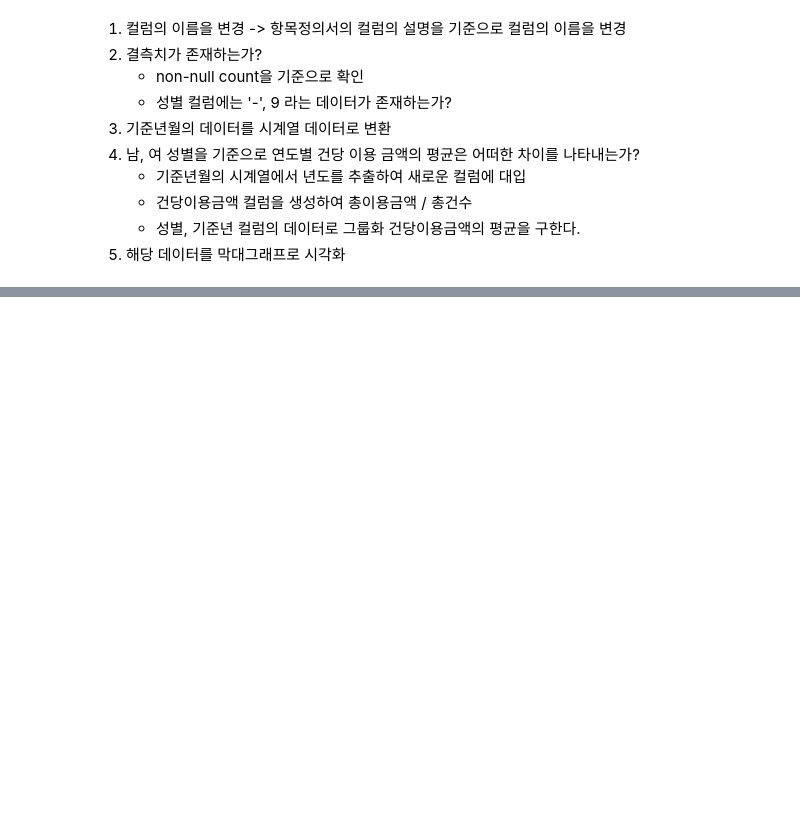
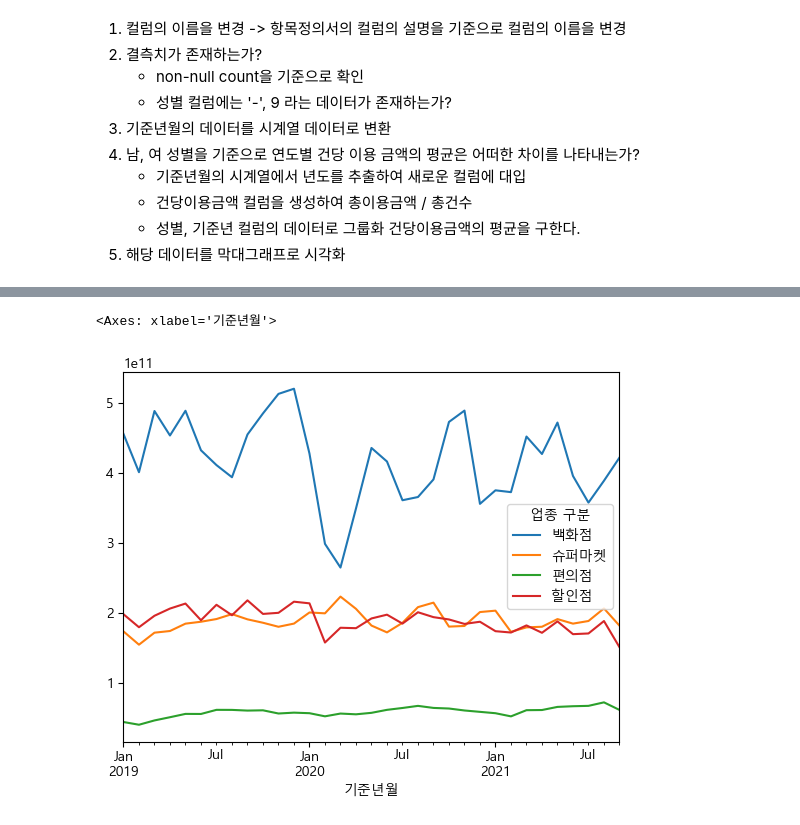
Before and after one commit to bsmoon-86/multicam_2025, a Jupyter notebook: 250917/01_card.ipynb, the cells around one changed output, grey strips where cells are left out. Cells and saved outputs as stored; diff of their text form; code cells hidden in the pictures; blank space fills up the shorter version.

```diff
--- a/250917/01_card.ipynb
+++ b/250917/01_card.ipynb
@@ -66,0 +99,11 @@ offline['성별'].unique()
+# %%
+
+offline.pivot_table(
+    index = '기준년월',
+    columns= '업종 구분',
+    values = '이용 금액',
+    aggfunc= 'sum'
+).plot()
+# %% [output]
+<Axes: xlabel='기준년월'>
+[figure, added]
```
Also changed, not shown: parts of 22 cells of this notebook.
